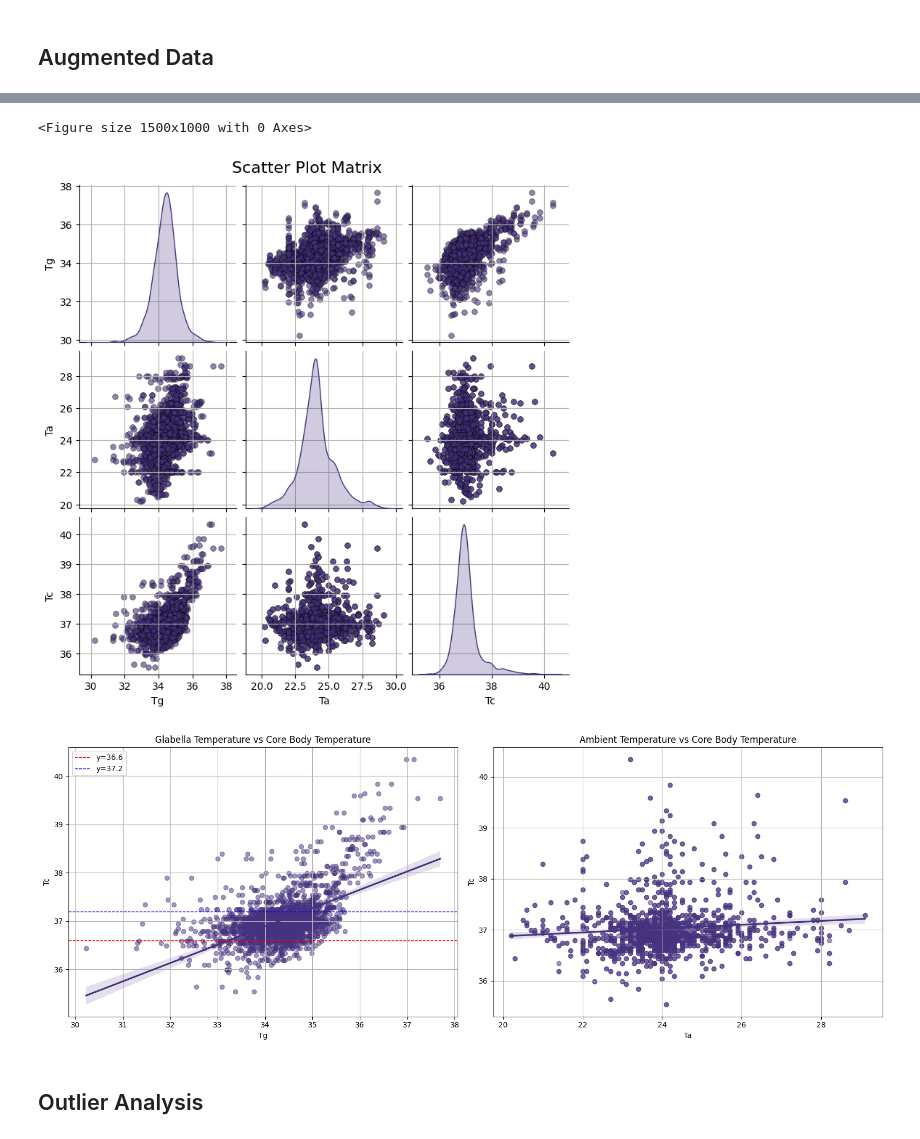
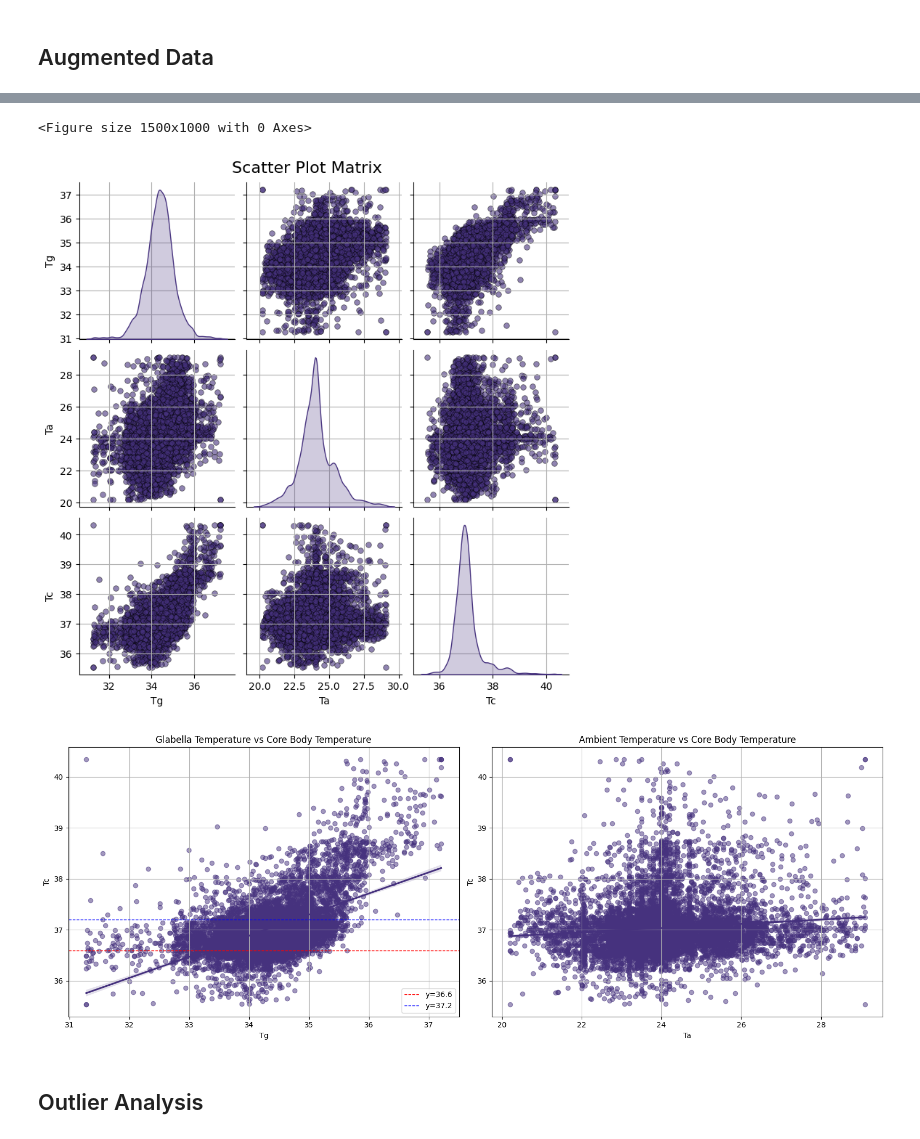
Before and after one commit to woaine/calcifer, a Jupyter notebook: notebooks/eda.ipynb, the cells around one changed output, grey strips where cells are left out. Saved outputs shown, nothing was run; the diff lists cells and outputs as text; code cells hidden in the pictures.

```diff
--- a/notebooks/eda.ipynb
+++ b/notebooks/eda.ipynb
@@ -146,7 +146,7 @@ Ta vs Tc: rho = 0.1016, p-value = 4.5605e-06
 # %% [markdown]
 ## Augmented Data
 # %%
-correlation_analysis(external)
+correlation_analysis(augmented, 'augmented')
 # %% [output]
 --- Correlation Analysis ---
 
@@ -169,6 +169,6 @@ Ta vs Tc: rho = 0.1016, p-value = 4.5605e-06
 <Figure size 1500x1000 with 0 Axes>
-[figure, old version]
+[figure, new version]
-[figure, old version]
+[figure, new version]
 # %% [markdown]
 ## Outlier Analysis
 # %% [markdown]
```
Also changed, not shown: parts of 19 cells of this notebook, 3 other files.
